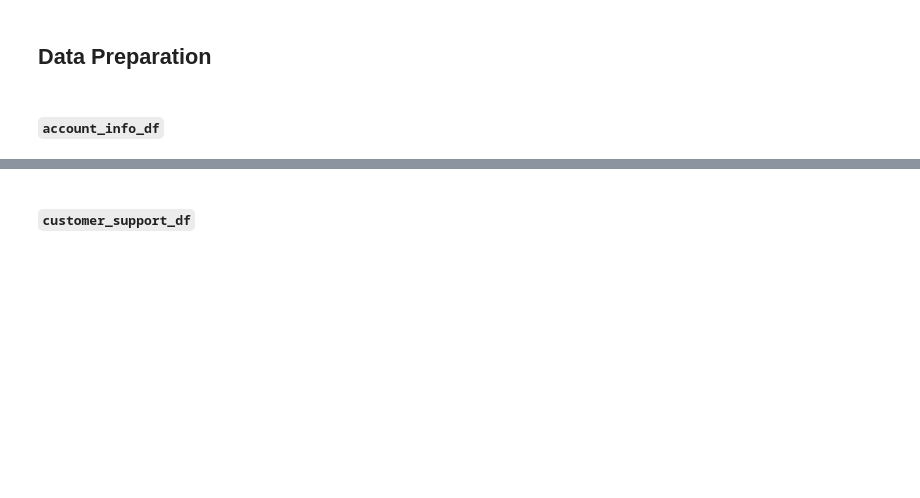
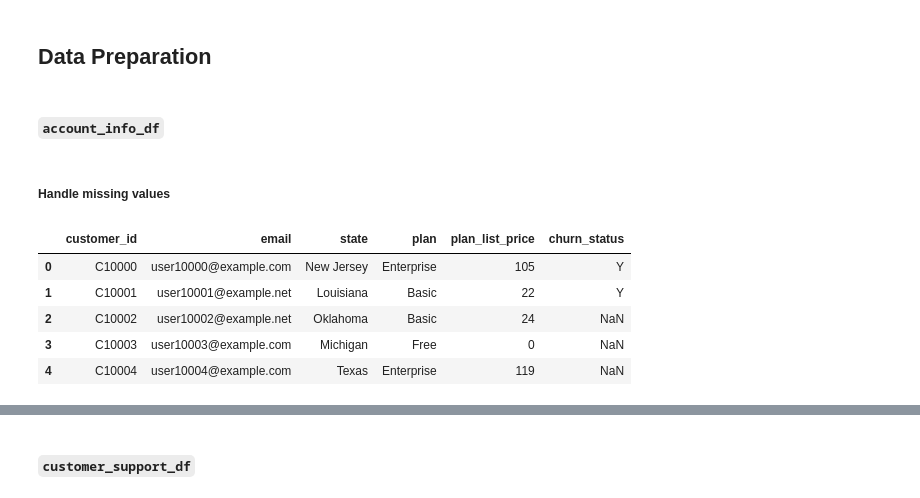
Before and after one commit to muchammadwr/churn-at-fit.ly, a Jupyter notebook: notebook.ipynb, the cells around one changed output, grey strips where cells are left out. Saved outputs shown, nothing was run; the diff lists cells and outputs as text; code cells hidden in the pictures; blank space fills up the shorter version.

```diff
--- a/notebook.ipynb
+++ b/notebook.ipynb
@@ -326,3 +409,14 @@ np.int64(0)
 ## Data Preparation
 # %% [markdown]
 #### `account_info_df`
+# %% [markdown]
+##### Handle missing values
+# %%
+account_info_df.head()
+# %% [output]
+|  | customer_id | email | state | plan | plan_list_price | churn_status |
+| 0 | C10000 | user10000@example.com | New Jersey | Enterprise | 105 | Y |
+| 1 | C10001 | user10001@example.net | Louisiana | Basic | 22 | Y |
+| 2 | C10002 | user10002@example.net | Oklahoma | Basic | 24 | NaN |
+| 3 | C10003 | user10003@example.com | Michigan | Free | 0 | NaN |
+| 4 | C10004 | user10004@example.com | Texas | Enterprise | 119 | NaN |
```
Also changed, not shown: parts of 38 cells of this notebook.
